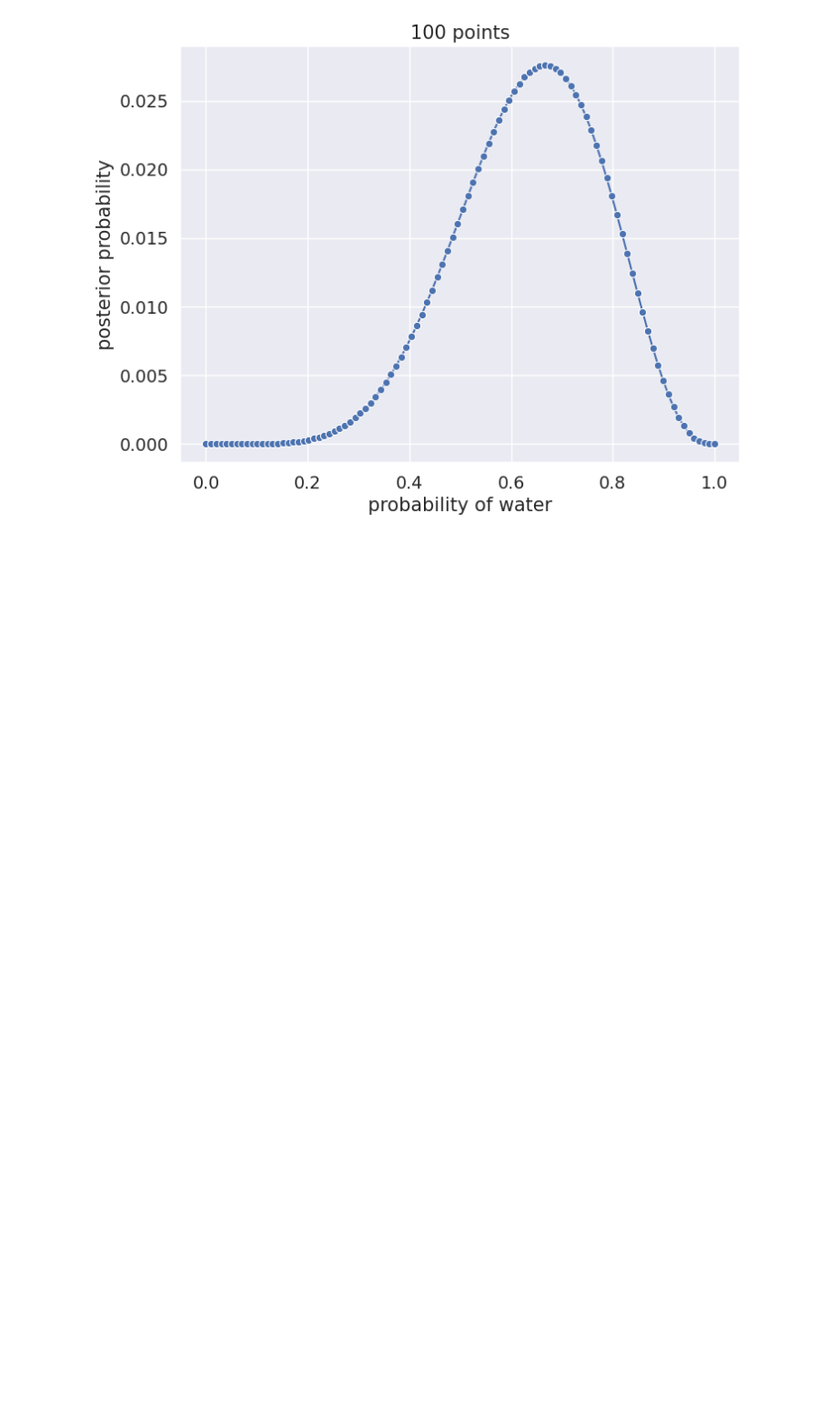
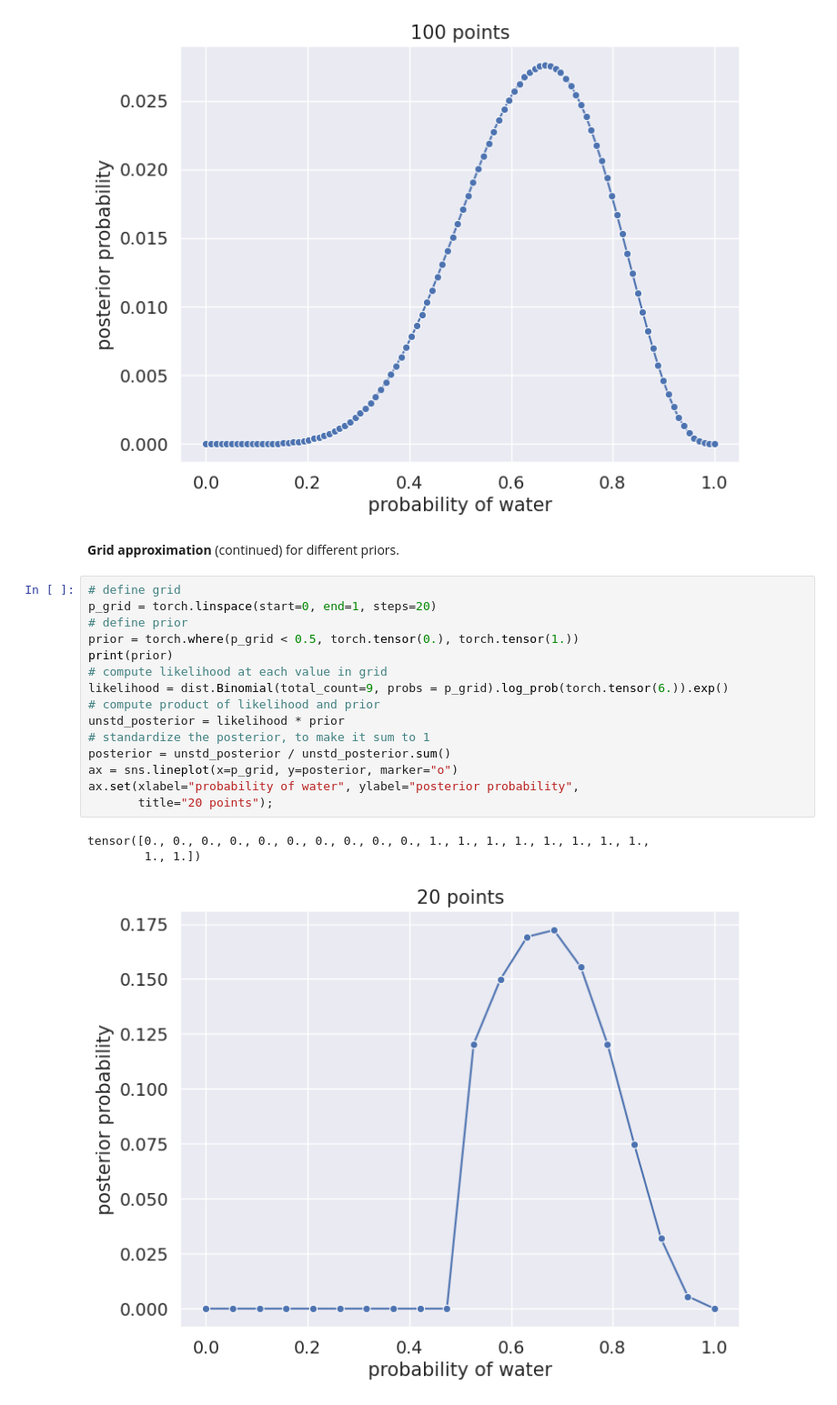
Before and after one commit to krademaker/Pyro, a Jupyter notebook: notebooks/sr_chapter_2.ipynb, the cells around one changed output. Shown: that part at 91% size. Saved outputs shown, nothing was run; the diff lists cells and outputs as text; blank space fills up the shorter version.

```diff
--- a/notebooks/sr_chapter_2.ipynb
+++ b/notebooks/sr_chapter_2.ipynb
@@ -159,3 +160,24 @@ ax.set(xlabel="probability of water", ylabel="posterior probability",
        title="100 points");
 # %% [output]
 [figure]
+# %% [markdown]
+**Grid approximation** (continued) for different priors.
+# %%
+# define grid
+p_grid = torch.linspace(start=0, end=1, steps=20)
+# define prior
+prior = torch.where(p_grid < 0.5, torch.tensor(0.), torch.tensor(1.))
+print(prior)
+# compute likelihood at each value in grid
+likelihood = dist.Binomial(total_count=9, probs = p_grid).log_prob(torch.tensor(6.)).exp()
+# compute product of likelihood and prior
+unstd_posterior = likelihood * prior
+# standardize the posterior, to make it sum to 1
+posterior = unstd_posterior / unstd_posterior.sum()
+ax = sns.lineplot(x=p_grid, y=posterior, marker="o")
+ax.set(xlabel="probability of water", ylabel="posterior probability",
+       title="20 points");
+# %% [output]
+tensor([0., 0., 0., 0., 0., 0., 0., 0., 0., 0., 1., 1., 1., 1., 1., 1., 1., 1.,
+        1., 1.])
+[figure, added]
```
Also changed, not shown: parts of 9 cells of this notebook.
